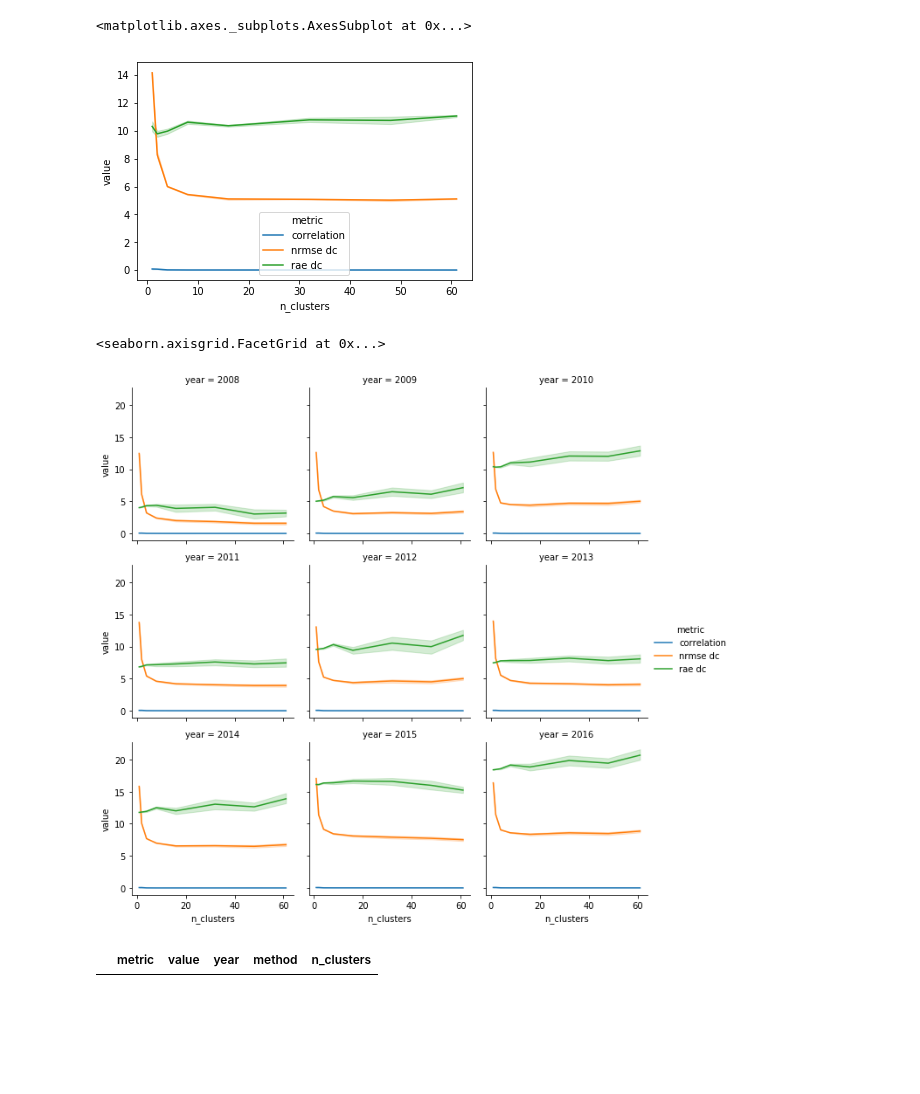
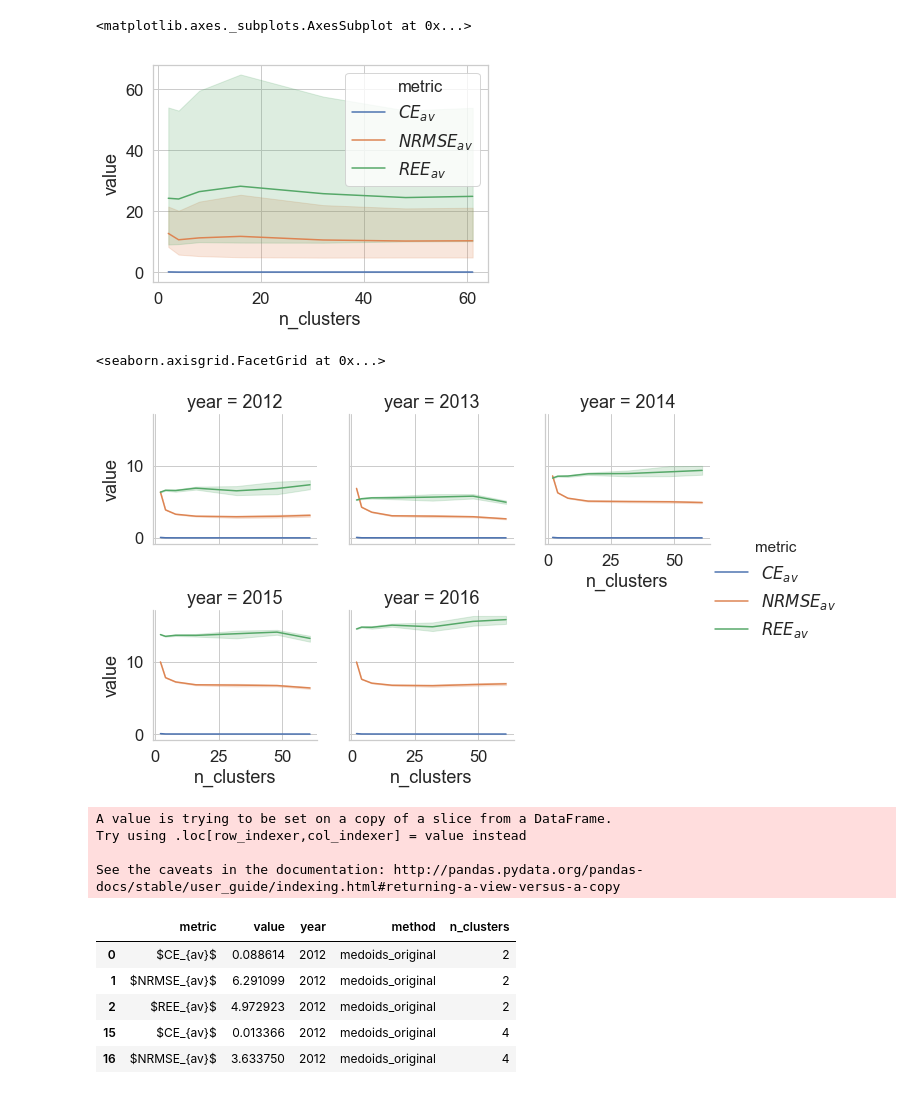
Before and after one commit to alexanderkell/temporal_granularity, a Jupyter notebook: notebooks/compare-methods/10.0-ajmk-compare-long-term-metrics.ipynb, the cells around one changed output. Saved outputs shown, nothing was run; the diff lists cells and outputs as text; code cells hidden in the pictures; blank space fills up the shorter version.

```diff
--- a/notebooks/compare-methods/10.0-ajmk-compare-long-term-metrics.ipynb
+++ b/notebooks/compare-methods/10.0-ajmk-compare-long-term-metrics.ipynb
@@ -2,8 +2,15 @@
 import pandas as pd
 import seaborn as sns
 import matplotlib.pyplot as plt
+# %%
+def rename_metrics(df):
+    df['metric'] = df['metric'].map({"correlation":"$CE_{av}$",
+                     "nrmse dc": "$NRMSE_{av}$",
+                     "rae dc": "$REE_{av}$"})
+    return df
 # %%
-results = pd.read_csv("/Users/b1017579/Documents/PhD/Projects/14-temporal-granularity/temporal_granularity/reports/data/long_term_method_comparison/long_term_method_comparison.csv")
+results = pd.read_csv("/Users/alexanderkell/Documents/PhD/Projects/14-temporal-granularity/temporal_granularity/reports/data/long_term_method_comparison/long_term_method_comparison_wards.csv")
+results = rename_metrics(results)
 results
 # %% [output]
 |  | metric | value | year | method | n_clusters |
@@ -68,20 +66,29 @@ mean_error_results
 sns.lineplot(data=mean_error_results, x="n_clusters", y="value", hue='metric')
 # %% [output]
 <matplotlib.axes._subplots.AxesSubplot at 0x...>
-[figure, old version]
+[figure, new version]
 # %%
 g = sns.FacetGrid(data=results[results.method=="centroids"], col="year", hue="metric", col_wrap=3, margin_titles=True, legend_out=True)
 g.map(sns.lineplot, "n_clusters", 'value')
 g.add_legend()
 # %% [output]
 <seaborn.axisgrid.FacetGrid at 0x...>
-[figure, old version]
+[figure, new version]
 # %%
-original_year = results[results.year==2006]
+original_year = results[results.year==2012]
 original_year['method'] = original_year['method']+"_original"
 original_year.head()
 # mean_error_results.head()
 # %% [output]
+A value is trying to be set on a copy of a slice from a DataFrame.
+Try using .loc[row_indexer,col_indexer] = value instead
+
+See the caveats in the documentation: http://pandas.pydata.org/pandas-docs/stable/user_guide/indexing.html#returning-a-view-versus-a-copy
 |  | metric | value | year | method | n_clusters |
+| 0 | $CE_{av}$ | 0.088614 | 2012 | medoids_original | 2 |
+| 1 | $NRMSE_{av}$ | 6.291099 | 2012 | medoids_original | 2 |
+| 2 | $REE_{av}$ | 4.972923 | 2012 | medoids_original | 2 |
+| 15 | $CE_{av}$ | 0.013366 | 2012 | medoids_original | 4 |
+| 16 | $NRMSE_{av}$ | 3.633750 | 2012 | medoids_original | 4 |
 # %%
 mean_error_results = mean_error_results.append(original_year.drop(columns="year"))
```
Also changed, not shown: parts of 10 cells of this notebook, 25 other files.
